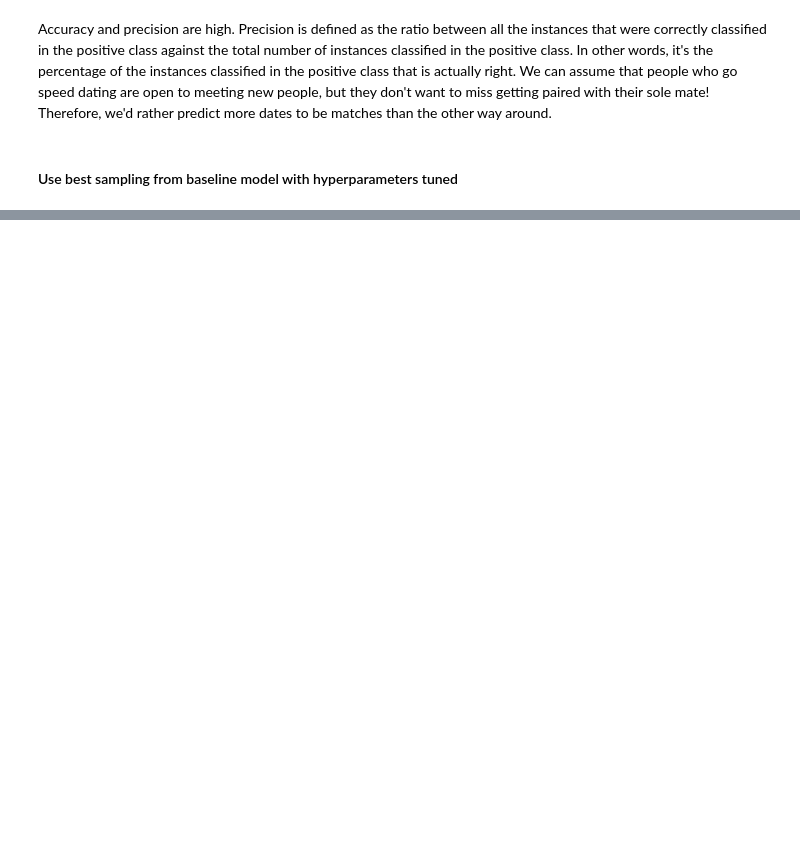
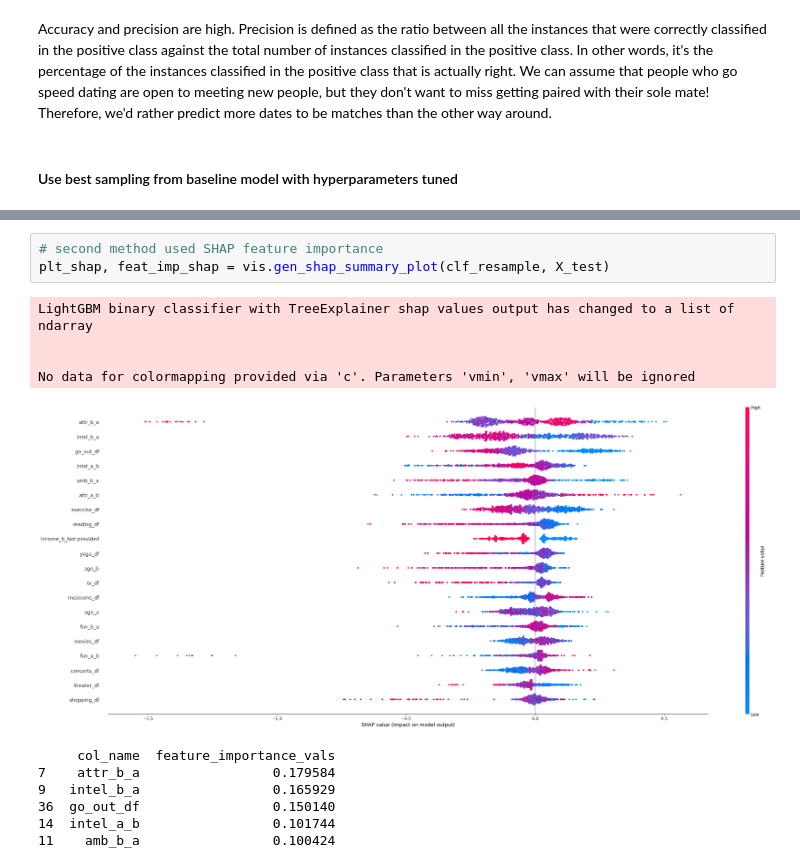
Before and after one commit to HannahAlexander/speed_dating, a Jupyter notebook: models/lightgbm_model.ipynb, the cells around one changed output, grey strips where cells are left out. Cells and saved outputs as stored; diff of their text form; blank space fills up the shorter version.

```diff
--- a/models/lightgbm_model.ipynb
+++ b/models/lightgbm_model.ipynb
@@ -219,0 +271,15 @@ F1 Score: 0.29523809523809524
+# %%
+# second method used SHAP feature importance
+plt_shap, feat_imp_shap = vis.gen_shap_summary_plot(clf_resample, X_test)
+# %% [output]
+LightGBM binary classifier with TreeExplainer shap values output has changed to a list of ndarray
+
+
+No data for colormapping provided via 'c'. Parameters 'vmin', 'vmax' will be ignored
+[figure, added]
+     col_name  feature_importance_vals
+7    attr_b_a                 0.179584
+9   intel_b_a                 0.165929
+36  go_out_df                 0.150140
+14  intel_a_b                 0.101744
+11    amb_b_a                 0.100424
```
Also changed, not shown: parts of 18 cells of this notebook, 18 other files.
